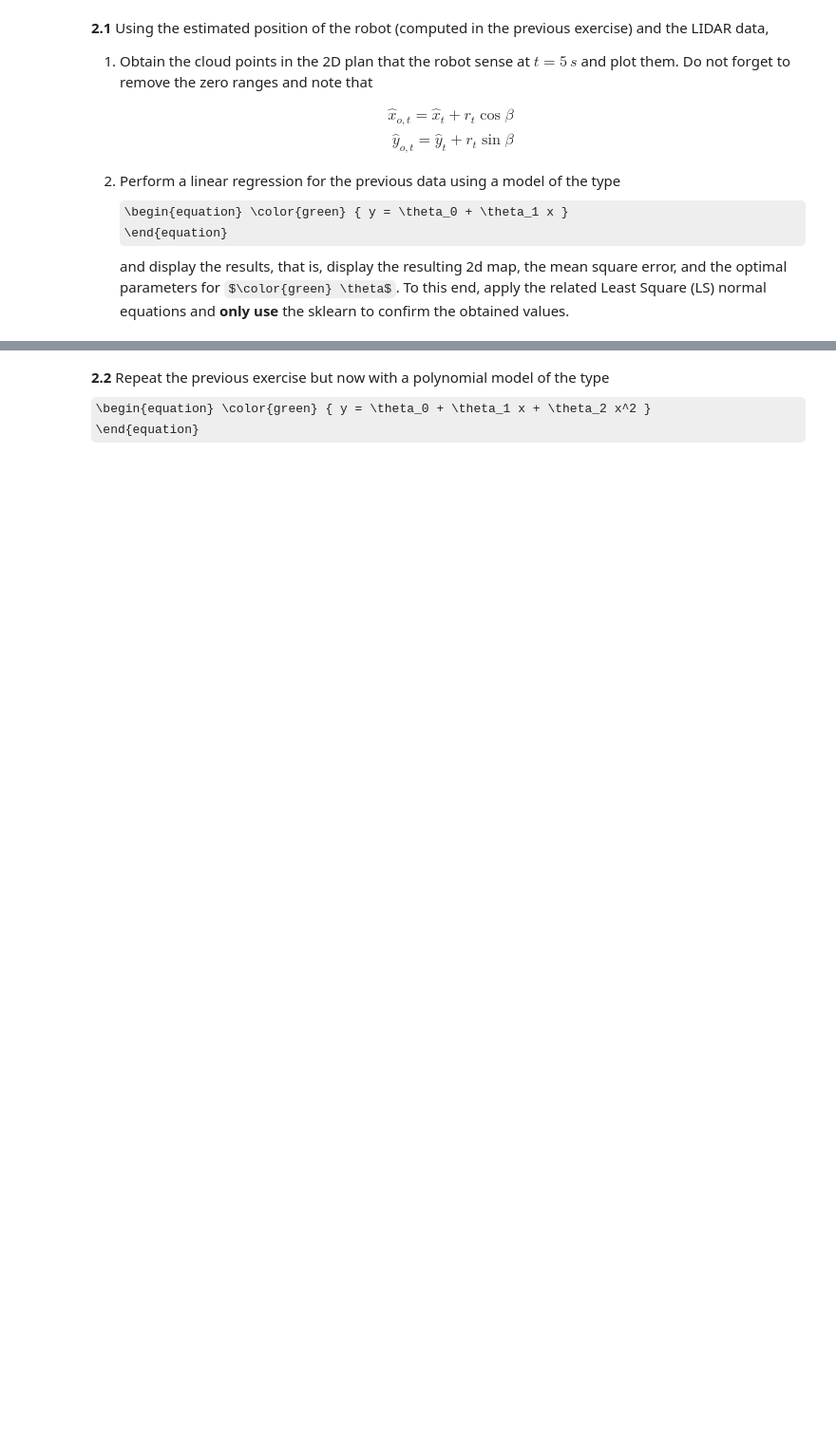
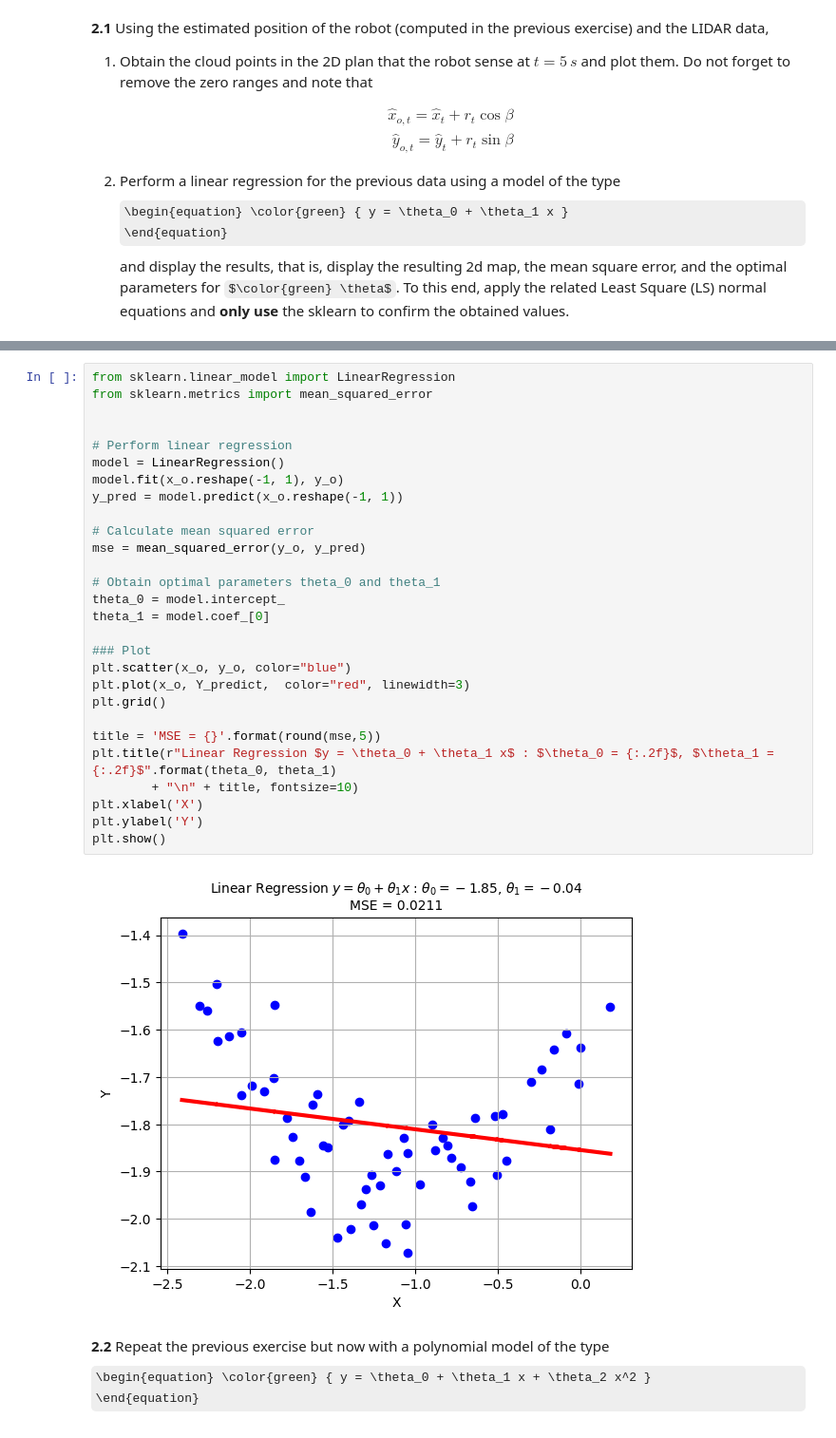
Before and after one commit to brumocas/ML_Projects, a Jupyter notebook: Proj1/ML_project1.ipynb, the cells around one changed output, grey strips where cells are left out. Shown at 95% size. Saved outputs shown, nothing was run; the diff lists cells and outputs as text; some formulas as TeX source; blank space fills up the shorter version.

```diff
--- a/Proj1/ML_project1.ipynb
+++ b/Proj1/ML_project1.ipynb
@@ -484,3 +598,33 @@ and display the results, that is, display the resulting 2d map, the mean square
+# %%
+from sklearn.linear_model import LinearRegression
+from sklearn.metrics import mean_squared_error
+
+
+# Perform linear regression
+model = LinearRegression()
+model.fit(x_o.reshape(-1, 1), y_o)
+y_pred = model.predict(x_o.reshape(-1, 1))
+
+# Calculate mean squared error
+mse = mean_squared_error(y_o, y_pred)
+
+# Obtain optimal parameters theta_0 and theta_1
+theta_0 = model.intercept_
+theta_1 = model.coef_[0]
+
+### Plot
+plt.scatter(x_o, y_o, color="blue")
+plt.plot(x_o, Y_predict,  color="red", linewidth=3)
+plt.grid()
+
+title = 'MSE = {}'.format(round(mse,5))
+plt.title(r"Linear Regression $y = \theta_0 + \theta_1 x$ : $\theta_0 = {:.2f}$, $\theta_1 = {:.2f}$".format(theta_0, theta_1)
+        + "\n" + title, fontsize=10)
+plt.xlabel('X')
+plt.ylabel('Y')
+plt.show()
+# %% [output]
+[figure, added]
 # %% [markdown]
 **2.2**
 Repeat the previous exercise but now with a polynomial model of the type
```
Also changed, not shown: parts of 12 cells of this notebook.
